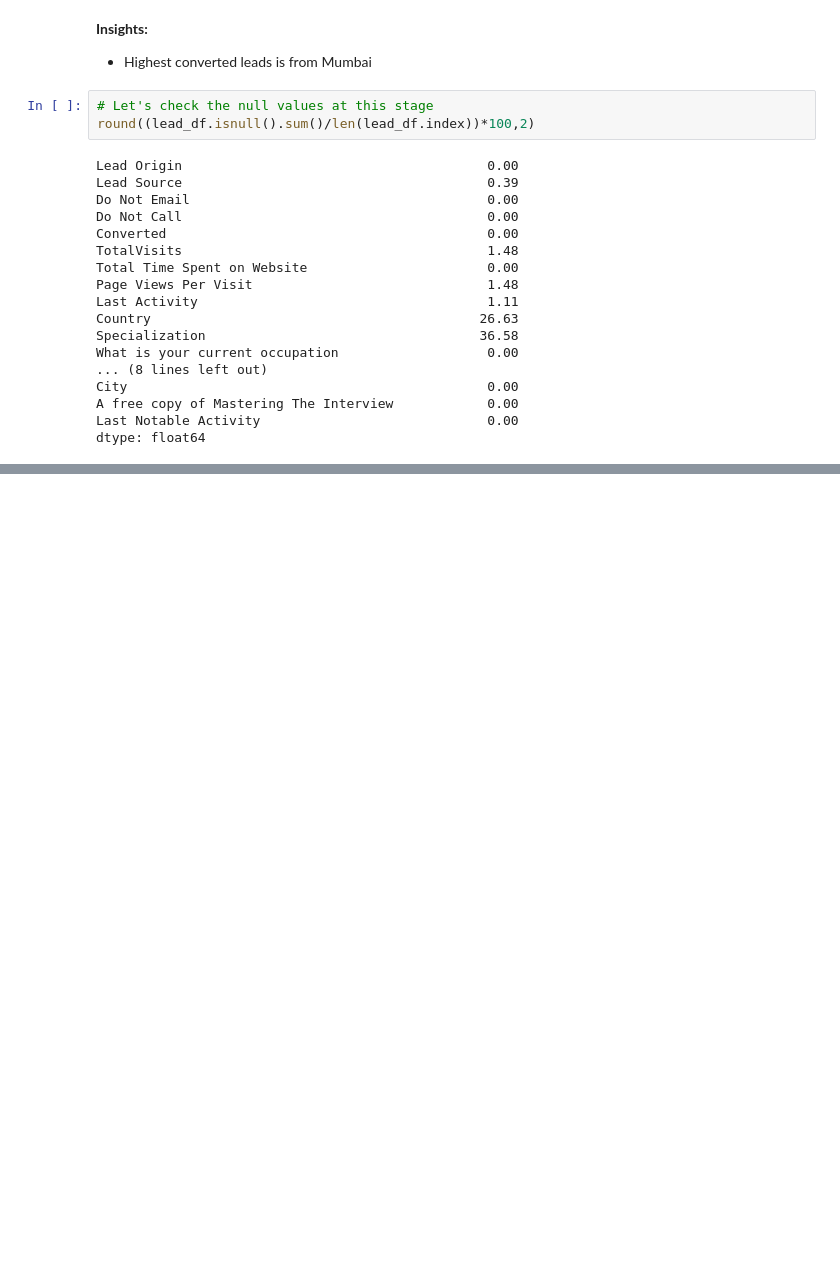
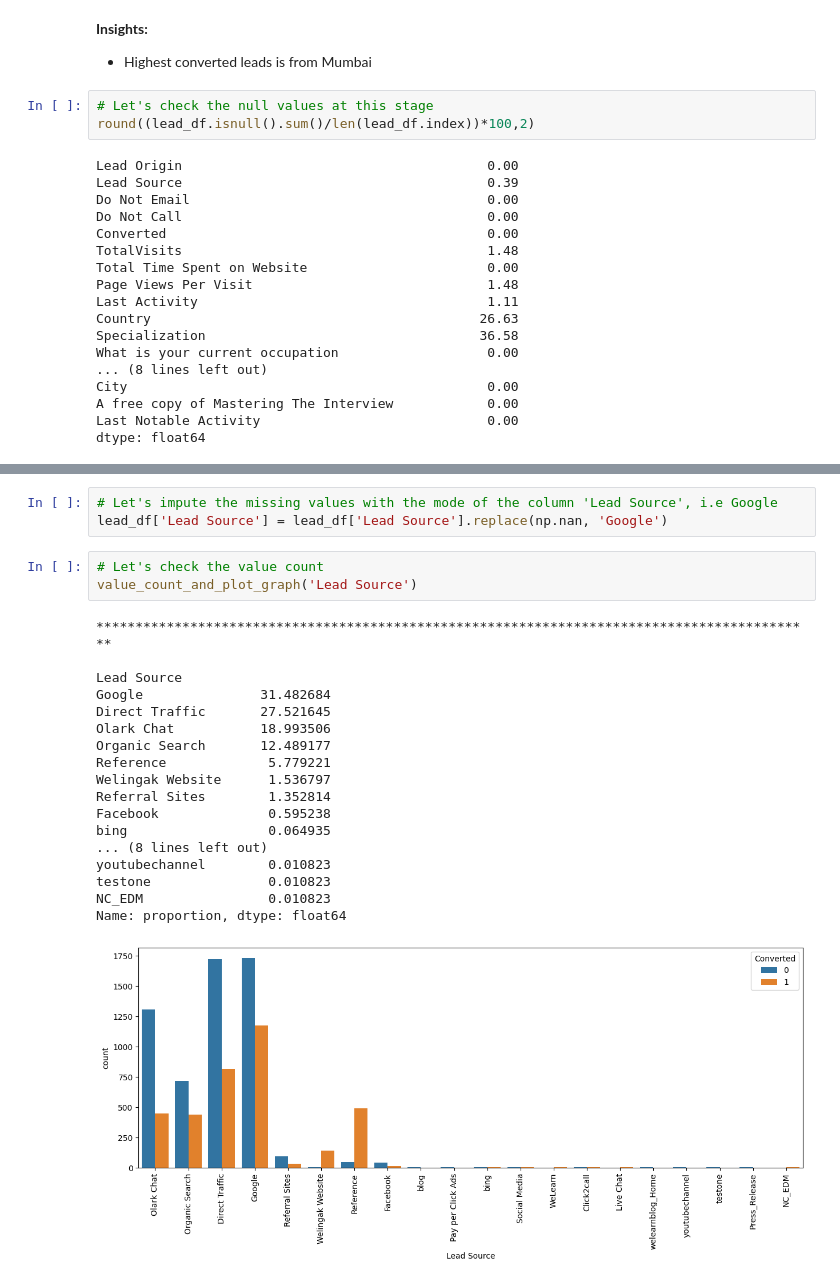
Before and after one commit to AkankshaDwivedi/lead-scoring-assignment, a Jupyter notebook: Lead_Scoring_Assignment_Akanksha.ipynb, the cells around one changed output, grey strips where cells are left out. Drawn from its saved outputs; the diff is of its cells as text; blank space fills up the shorter version.

```diff
--- a/Lead_Scoring_Assignment_Akanksha.ipynb
+++ b/Lead_Scoring_Assignment_Akanksha.ipynb
@@ -598,0 +654,25 @@ dtype: float64
+# %%
+# Let's impute the missing values with the mode of the column 'Lead Source', i.e Google
+lead_df['Lead Source'] = lead_df['Lead Source'].replace(np.nan, 'Google')
+# %%
+# Let's check the value count
+value_count_and_plot_graph('Lead Source')
+# %% [output]
+********************************************************************************************
+
+Lead Source
+Google               31.482684
+Direct Traffic       27.521645
+Olark Chat           18.993506
+Organic Search       12.489177
+Reference             5.779221
+Welingak Website      1.536797
+Referral Sites        1.352814
+Facebook              0.595238
+bing                  0.064935
+... (8 lines left out)
+youtubechannel        0.010823
+testone               0.010823
+NC_EDM                0.010823
+Name: proportion, dtype: float64
+[figure, added]
```
Also changed, not shown: parts of 39 cells of this notebook.
